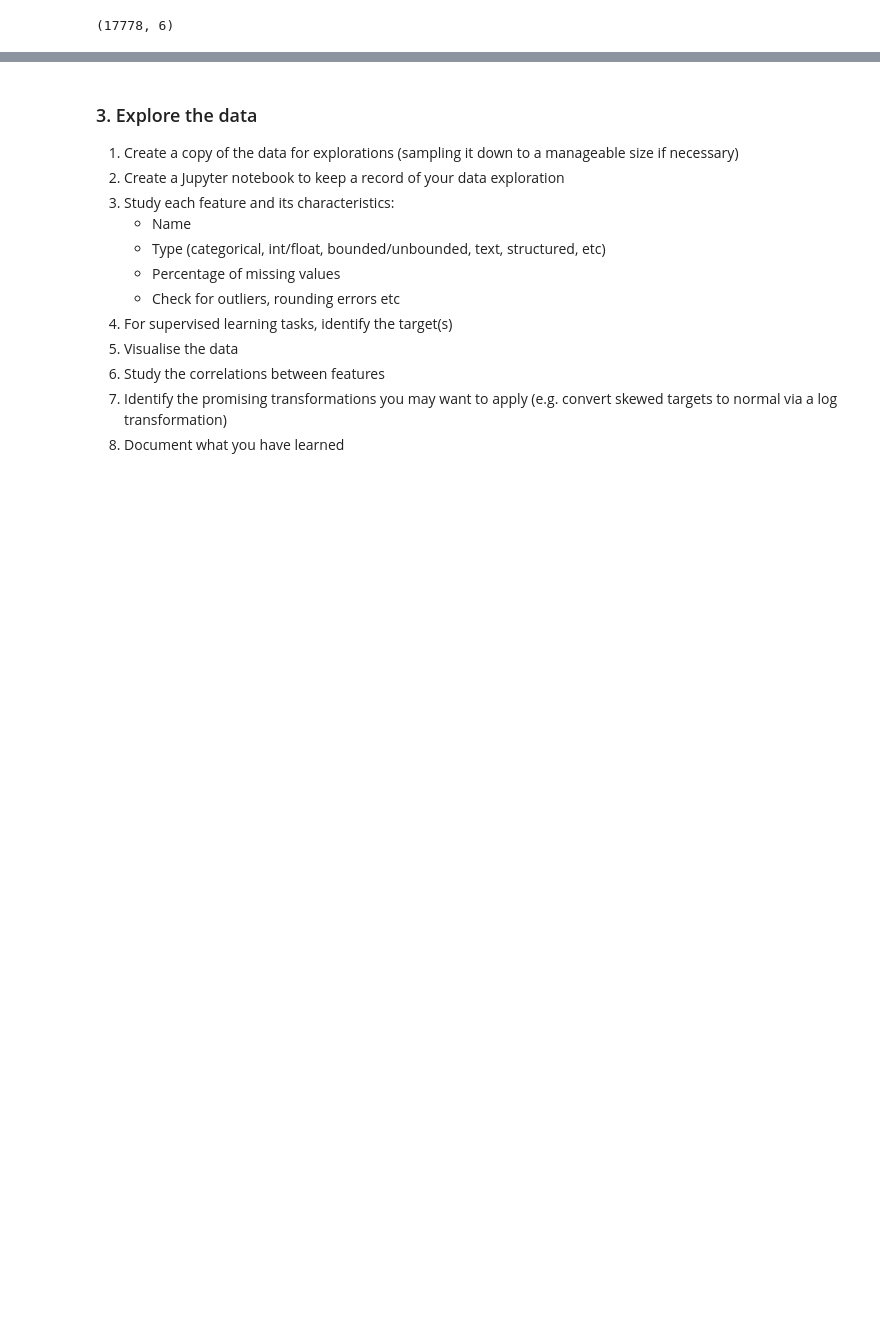
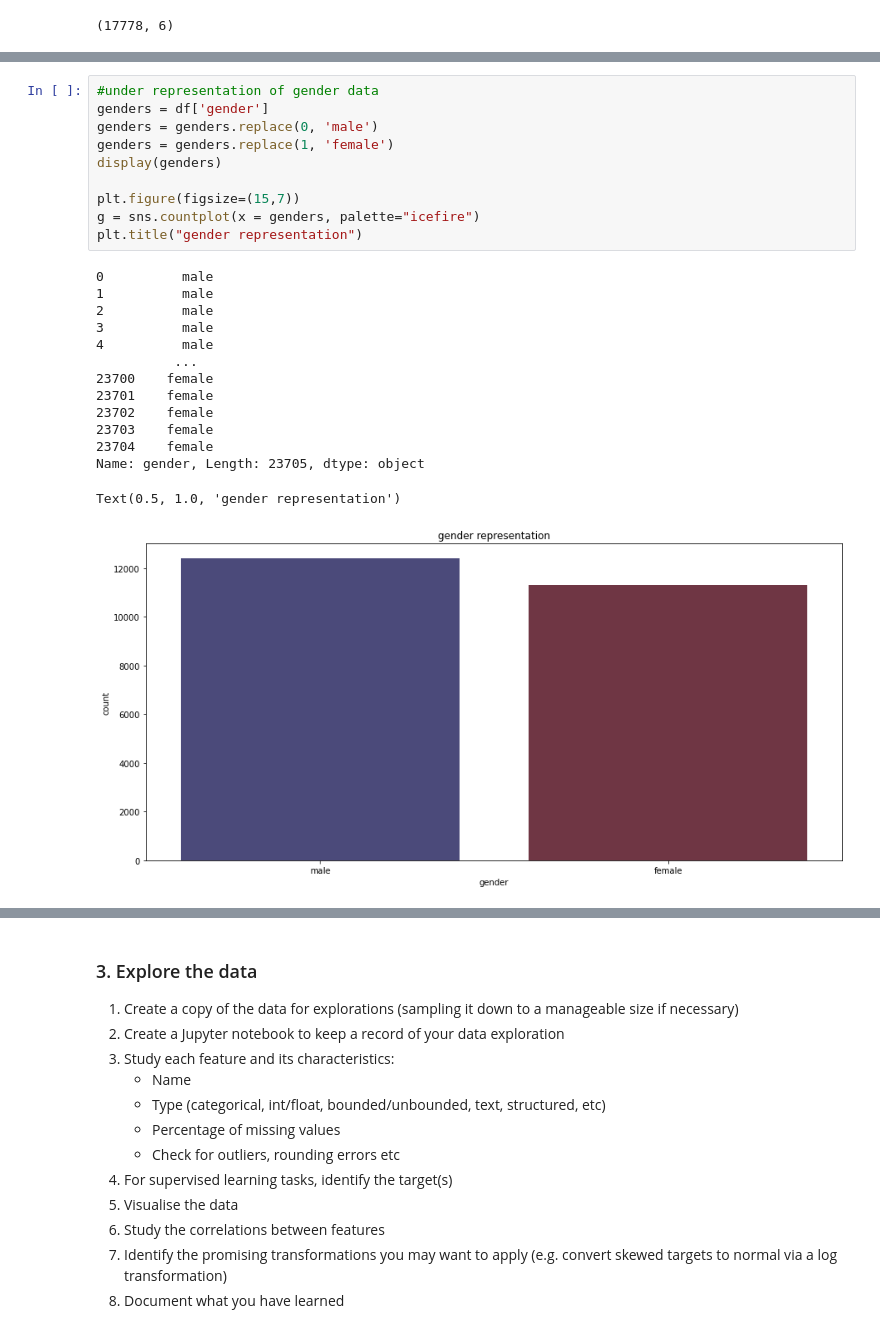
Before and after one commit to Beadhangerone/MAL, a Jupyter notebook: MAL Exercise 7.ipynb, the cells around one changed output, grey strips where cells are left out. Cells and saved outputs as stored; diff of their text form; blank space fills up the shorter version.

Commit message:
gender data with NN and Forest

```diff
--- a/MAL Exercise 7.ipynb
+++ b/MAL Exercise 7.ipynb
@@ -187,0 +221,25 @@ Accuracy on test data: [1.133062720298767, 0.51121985912323]
+# %%
+#under representation of gender data
+genders = df['gender']
+genders = genders.replace(0, 'male')
+genders = genders.replace(1, 'female')
+display(genders)
+
+plt.figure(figsize=(15,7))
+g = sns.countplot(x = genders, palette="icefire")
+plt.title("gender representation")
+# %% [output]
+0          male
+1          male
+2          male
+3          male
+4          male
+          ...
+23700    female
+23701    female
+23702    female
+23703    female
+23704    female
+Name: gender, Length: 23705, dtype: object
+Text(0.5, 1.0, 'gender representation')
+[figure, added]
```
Also changed, not shown: parts of 15 cells of this notebook, 1 other file.
